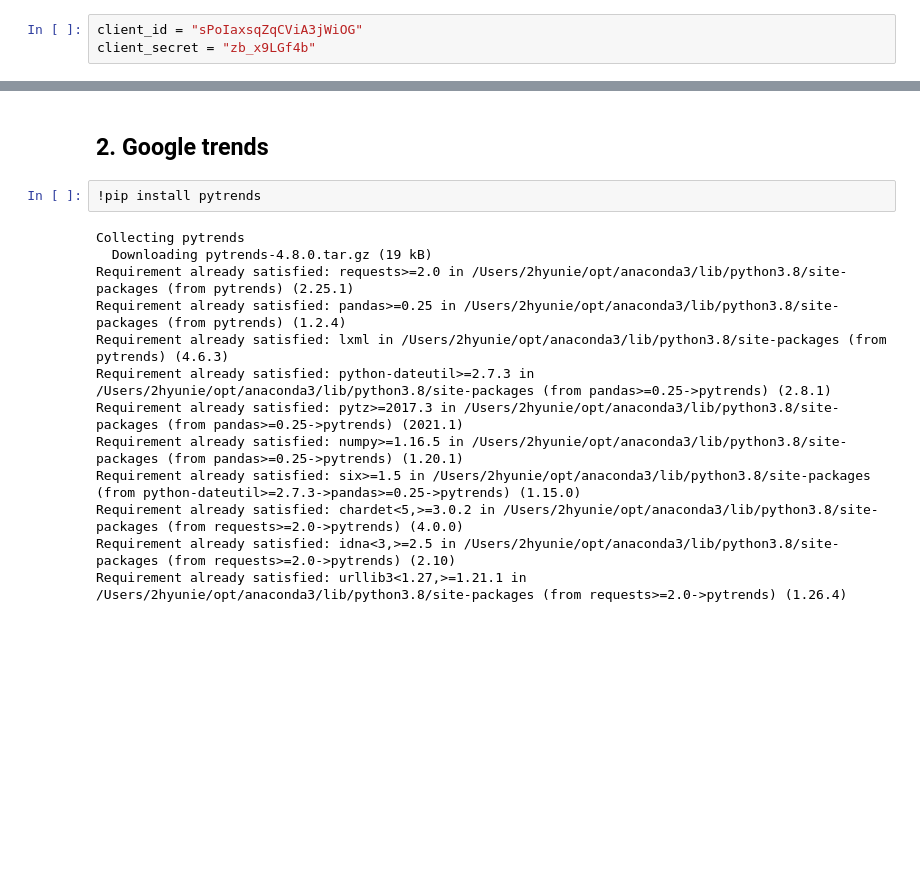
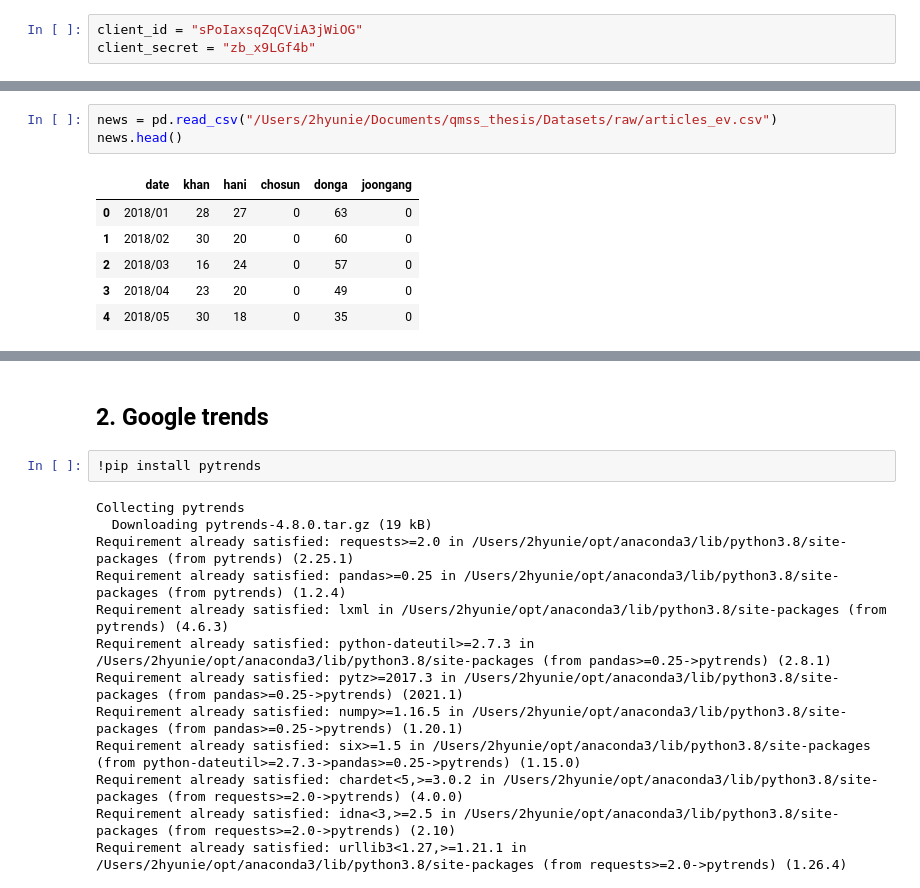
Before and after one commit to 2hyunie/qmss_thesis, a Jupyter notebook: Exploratory Data Analysis.ipynb, the cells around one changed output, grey strips where cells are left out. Cells and saved outputs as stored; diff of their text form; blank space fills up the shorter version.

```diff
--- a/Exploratory Data Analysis.ipynb
+++ b/Exploratory Data Analysis.ipynb
@@ -123,0 +83,10 @@ HTTPError: HTTP Error 400: Bad Request
+# %%
+news = pd.read_csv("/Users/2hyunie/Documents/qmss_thesis/Datasets/raw/articles_ev.csv")
+news.head()
+# %% [output]
+|  | date | khan | hani | chosun | donga | joongang |
+| 0 | 2018/01 | 28 | 27 | 0 | 63 | 0 |
+| 1 | 2018/02 | 30 | 20 | 0 | 60 | 0 |
+| 2 | 2018/03 | 16 | 24 | 0 | 57 | 0 |
+| 3 | 2018/04 | 23 | 20 | 0 | 49 | 0 |
+| 4 | 2018/05 | 30 | 18 | 0 | 35 | 0 |
```
Also changed, not shown: parts of 8 cells of this notebook, 1 other file.
